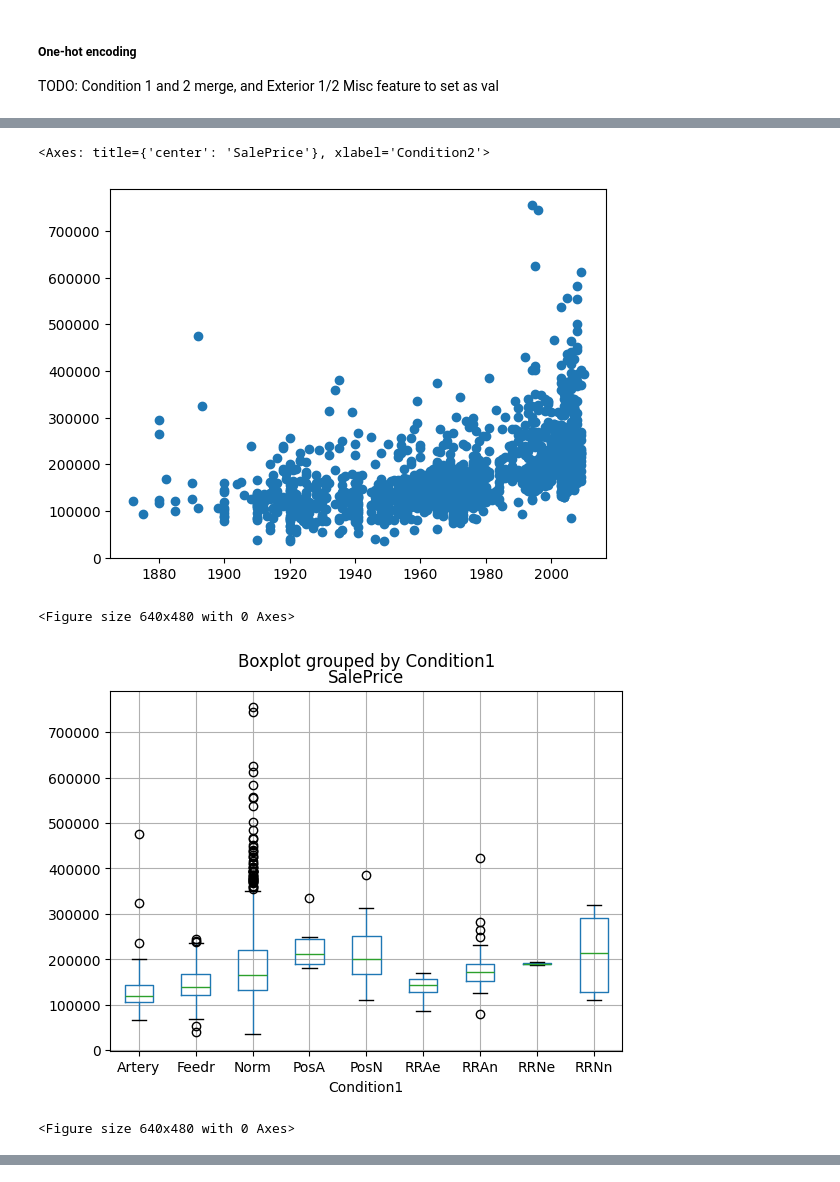
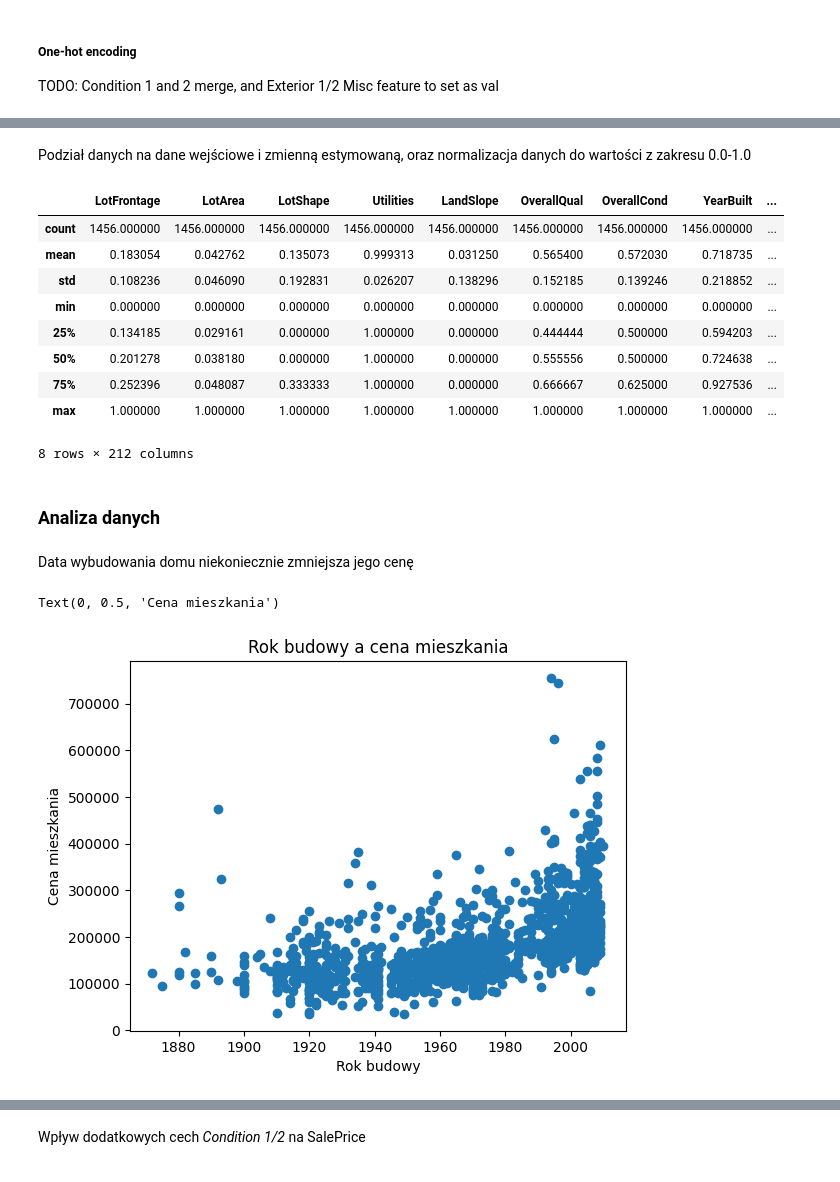
Before and after one commit to R4ken/Machine-Learning-Analysis, a Jupyter notebook: regression/solution.ipynb, the cells around one changed output, grey strips where cells are left out. Cells and saved outputs as stored; diff of their text form; code cells hidden in the pictures.

```diff
--- a/regression/solution.ipynb
+++ b/regression/solution.ipynb
@@ -12,4 +12,4 @@ import seaborn as sns
 ### Wczytywanie danych
 # %%
 df = pd.read_csv("domy.csv", index_col=[0], na_values=['?'])
-df.head()
+df_copy = df.copy()
@@ -169,12 +292,31 @@ memory usage: 861.3 KB
+# %% [markdown]
+Podział danych na dane wejściowe i zmienną estymowaną, oraz normalizacja danych do wartości z zakresu 0.0-1.0
+# %%
+Y = df.SalePrice
+X = df.drop(["SalePrice"], axis=1)
+X = X.astype(np.float64)
+X = (X - X.min()) / (X.max() - X.min())
+X.describe()
+# %% [output]
+|  | LotFrontage | LotArea | LotShape | Utilities | LandSlope | OverallQual | OverallCond | YearBuilt | ... |
+| count | 1456.000000 | 1456.000000 | 1456.000000 | 1456.000000 | 1456.000000 | 1456.000000 | 1456.000000 | 1456.000000 | ... |
+| mean | 0.183054 | 0.042762 | 0.135073 | 0.999313 | 0.031250 | 0.565400 | 0.572030 | 0.718735 | ... |
+| std | 0.108236 | 0.046090 | 0.192831 | 0.026207 | 0.138296 | 0.152185 | 0.139246 | 0.218852 | ... |
+| min | 0.000000 | 0.000000 | 0.000000 | 0.000000 | 0.000000 | 0.000000 | 0.000000 | 0.000000 | ... |
+| 25% | 0.134185 | 0.029161 | 0.000000 | 1.000000 | 0.000000 | 0.444444 | 0.500000 | 0.594203 | ... |
+| 50% | 0.201278 | 0.038180 | 0.000000 | 1.000000 | 0.000000 | 0.555556 | 0.500000 | 0.724638 | ... |
+| 75% | 0.252396 | 0.048087 | 0.333333 | 1.000000 | 0.000000 | 0.666667 | 0.625000 | 0.927536 | ... |
+| max | 1.000000 | 1.000000 | 1.000000 | 1.000000 | 1.000000 | 1.000000 | 1.000000 | 1.000000 | ... |
+8 rows × 212 columns
+# %% [markdown]
+### Analiza danych
+# %% [markdown]
+Data wybudowania domu niekoniecznie zmniejsza jego cenę
 # %%
-plt.scatter(df.YearBuilt, df.SalePrice)
-plt.figure()
-df.boxplot(by="Condition1", column="SalePrice")
-plt.figure()
-df.boxplot(by="Condition2", column="SalePrice")
+plt.scatter(df_copy.YearBuilt, df_copy.SalePrice)
+plt.title("Rok budowy a cena mieszkania")
+plt.xlabel("Rok budowy")
+plt.ylabel("Cena mieszkania")
 # %% [output]
-<Axes: title={'center': 'SalePrice'}, xlabel='Condition2'>
+Text(0, 0.5, 'Cena mieszkania')
-[figure, old version]
+[figure, new version]
-<Figure size 640x480 with 0 Axes>
-[figure, removed]
-<Figure size 640x480 with 0 Axes>
@@ -181,0 +323,2 @@ df.boxplot(by="Condition2", column="SalePrice")
+# %% [markdown]
+Wpływ dodatkowych cech *Condition 1/2* na SalePrice
```
Also changed, not shown: parts of 37 cells of this notebook.
